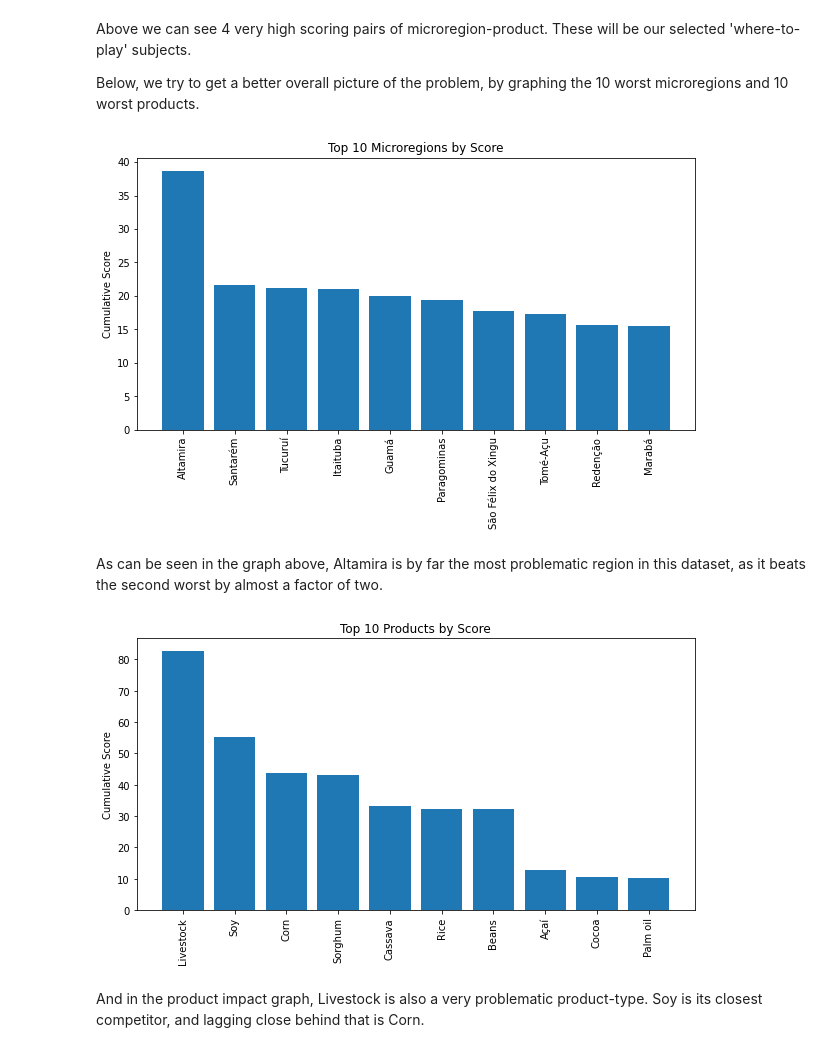
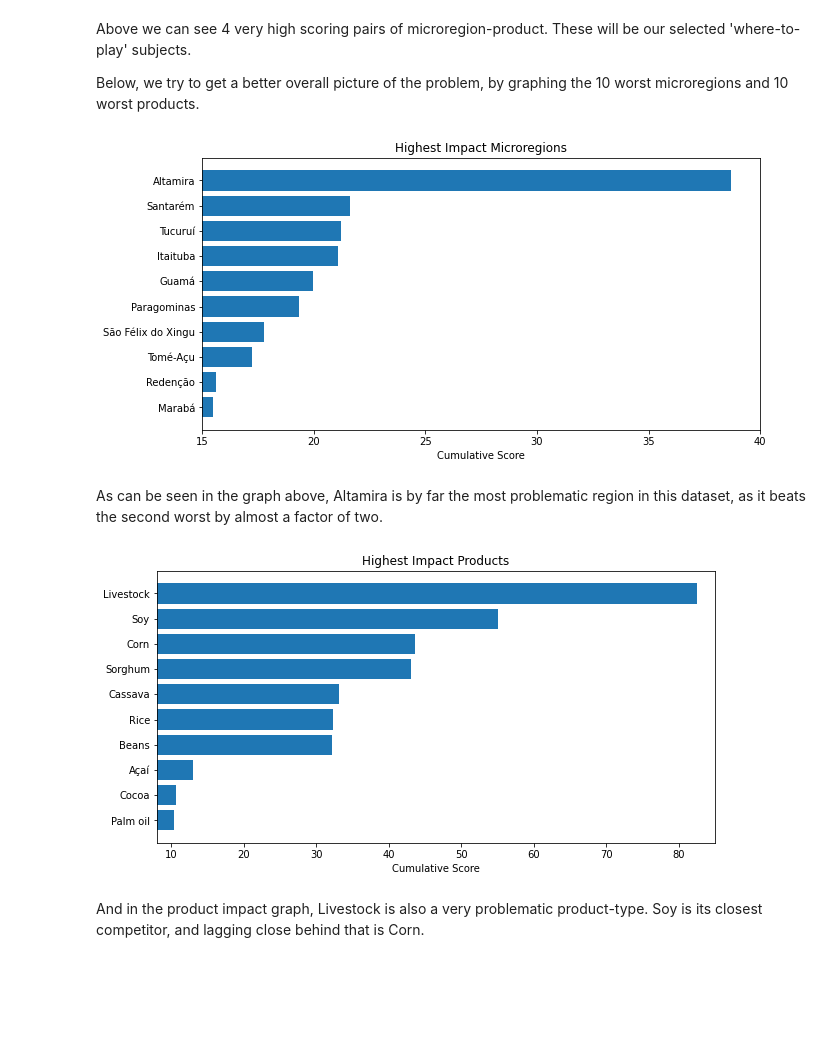
Before and after one commit to CEDipEngineering/BainStrategicChallenge, a Jupyter notebook: FaseFinal/explorer.ipynb, the cells around one changed output. Cells and saved outputs as stored; diff of their text form; code cells hidden in the pictures; blank space fills up the shorter version.

Commit message:
Improve graphs

```diff
--- a/FaseFinal/explorer.ipynb
+++ b/FaseFinal/explorer.ipynb
@@ -194,15 +194,16 @@ Below, we try to get a better overall picture of the problem, by graphing the 10
 # %%
 # Select microregions by sum of score
 score_reg = np.array(df_avg_productivity[['Microregion', 'Score']].groupby('Microregion').sum().sort_values('Score', ascending=False).head(10).reset_index())
 fig = plt.figure(figsize=(10,5))
 ax = fig.add_subplot(111)
-ax.bar(range(len(score_reg)), score_reg[:,1])
-ax.set_xticks(range(len(score_reg)), score_reg[:,0], rotation=90)
-ax.set_ylabel('Cumulative Score')
-ax.set_title('Top 10 Microregions by Score')
+ax.barh(range(len(score_reg)), list(reversed(score_reg[:,1])))
+ax.set_yticks(range(len(score_reg)), list(reversed(score_reg[:,0])))
+ax.set_xlabel('Cumulative Score')
+ax.set_title('Highest Impact Microregions')
+ax.set_xlim((15,40))
 fig.show();
 # %% [output]
-[figure, old version]
+[figure, new version]
 # %% [markdown]
 As can be seen in the graph above, Altamira is by far the most problematic region in this dataset, as it beats the second worst by almost a factor of two.
 # %%
@@ -210,12 +211,13 @@ As can be seen in the graph above, Altamira is by far the most problematic regio
 score_prod = np.array(df_avg_productivity[['Product', 'Score']].groupby('Product').sum().sort_values('Score', ascending=False).head(10).reset_index())
 fig = plt.figure(figsize=(10,5))
 ax = fig.add_subplot(111)
-ax.bar(range(len(score_prod)), score_prod[:,1])
-ax.set_xticks(range(len(score_prod)), score_prod[:,0], rotation=90)
-ax.set_ylabel('Cumulative Score')
-ax.set_title('Top 10 Products by Score')
+ax.barh(range(len(score_prod)), list(reversed(score_prod[:,1])))
+ax.set_yticks(range(len(score_prod)), list(reversed(score_prod[:,0])))
+ax.set_xlabel('Cumulative Score')
+ax.set_title('Highest Impact Products')
+ax.set_xlim((8,85))
 fig.show();
 # %% [output]
-[figure, old version]
+[figure, new version]
 # %% [markdown]
 And in the product impact graph, Livestock is also a very problematic product-type. Soy is its closest competitor, and lagging close behind that is Corn.
```
